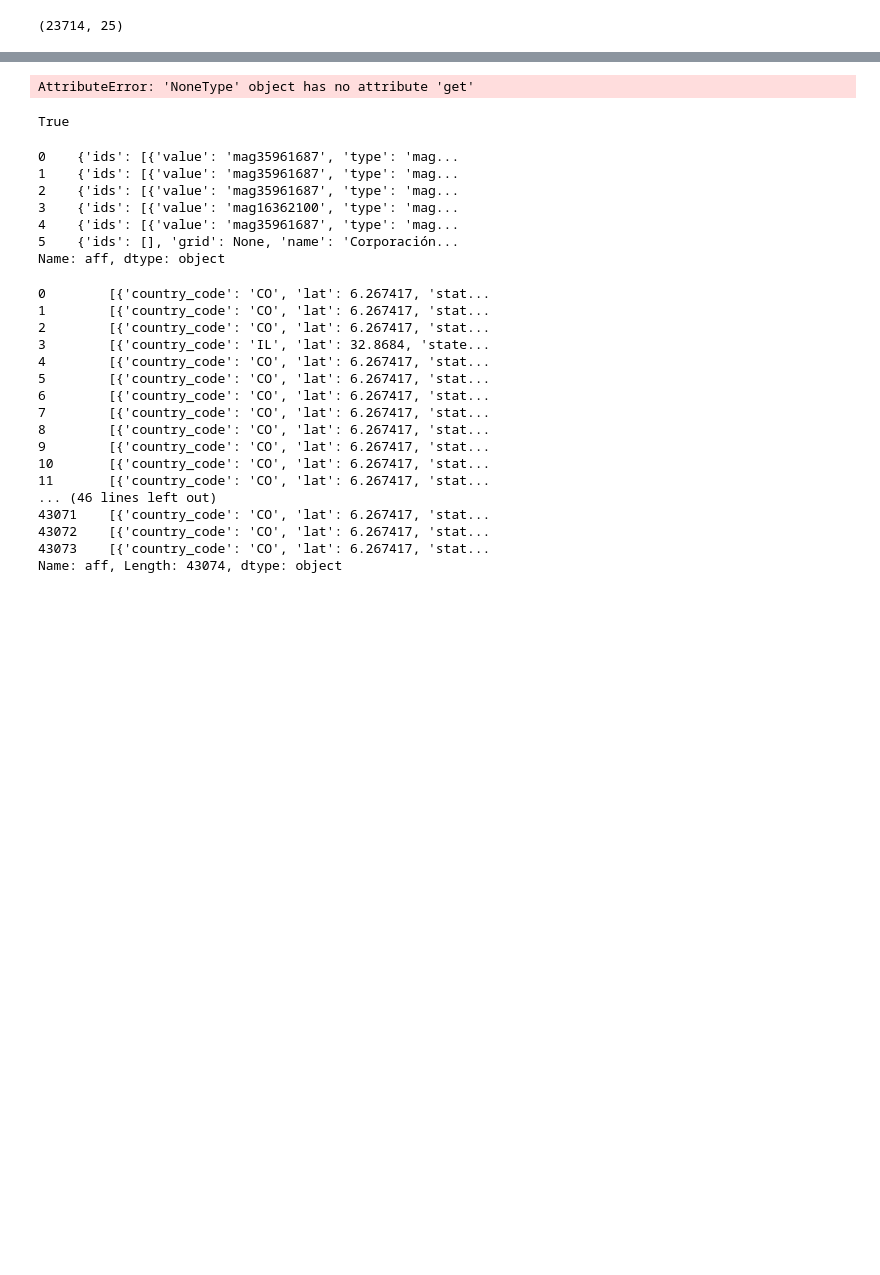
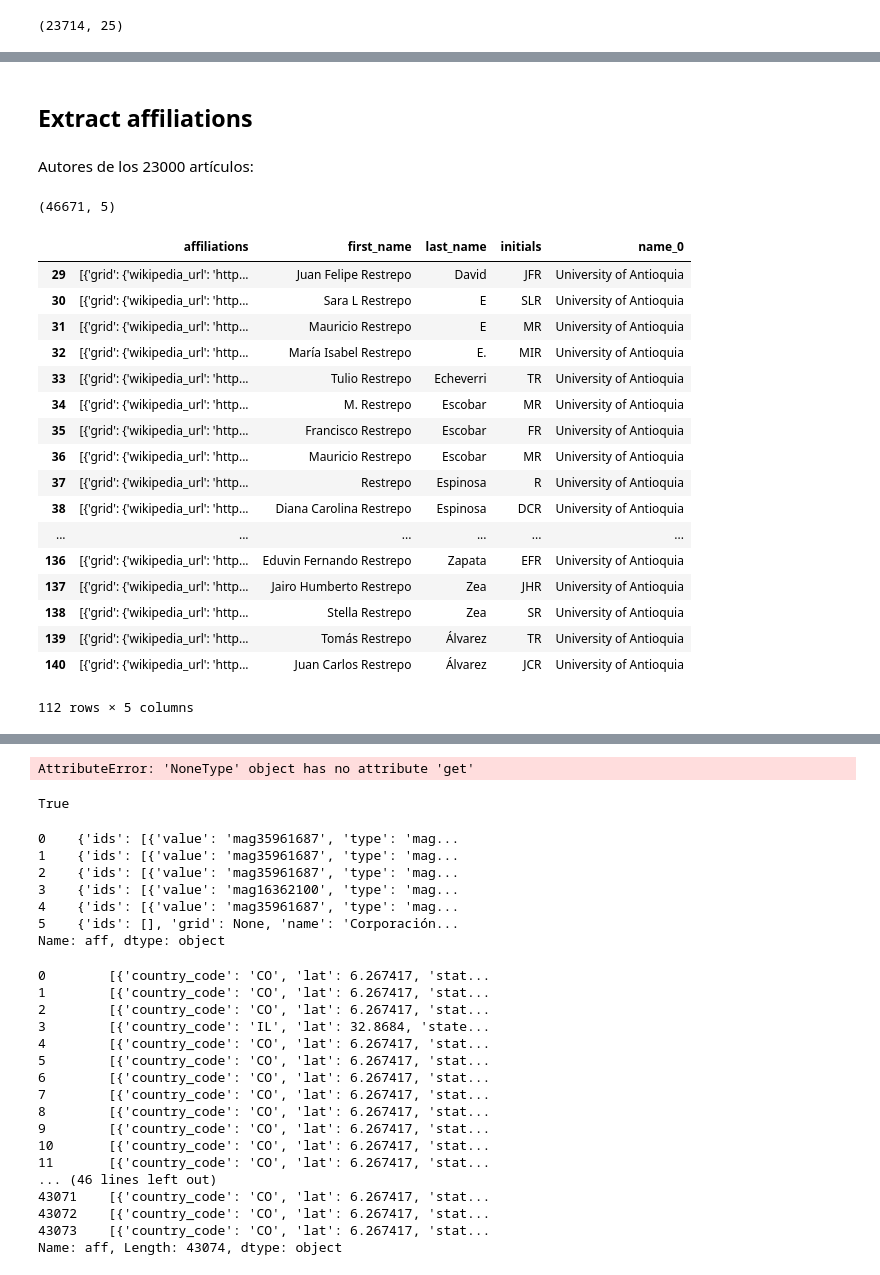
Before and after one commit to restrepo/lens, a Jupyter notebook: lens.ipynb, the cells around one changed output, grey strips where cells are left out. Saved outputs shown, nothing was run; the diff lists cells and outputs as text; code cells hidden in the pictures; blank space fills up the shorter version.

```diff
--- a/lens.ipynb
+++ b/lens.ipynb
@@ -20,0 +63,39 @@ ln[:3]
+# %% [markdown]
+## Extract affiliations
+# %%
+daff=aff[aff.affiliations.apply(len)>0].reset_index(drop=True)
+daff['name_0']=daff.affiliations.str[0].apply( lambda x: x.get('name')  )
+# %%
+daff=daff.drop_duplicates(['name_0','first_name','last_name','initials']).sort_values('last_name').reset_index(drop=True)
+# %% [markdown]
+Autores de los 23000 artículos:
+# %%
+daff.shape
+# %% [output]
+(46671, 5)
+# %%
+autores_udea=daff[daff.name_0=='University of Antioquia'].reset_index(drop=True)
+# %%
+autores_udea_norm=autores_udea[~autores_udea.first_name.isna()].reset_index(drop=True)
+autores_udea_norm=autores_udea_norm[~autores_udea_norm.last_name.isna()].reset_index(drop=True)
+# %%
+autores_udea_norm[autores_udea_norm.first_name.str.contains('Restrepo')].reset_index(drop=True)[29:]
+# %% [output]
+|  | affiliations | first_name | last_name | initials | name_0 |
+| 29 | [{'grid': {'wikipedia_url': 'http... | Juan Felipe Restrepo | David | JFR | University of Antioquia |
+| 30 | [{'grid': {'wikipedia_url': 'http... | Sara L Restrepo | E | SLR | University of Antioquia |
+| 31 | [{'grid': {'wikipedia_url': 'http... | Mauricio Restrepo | E | MR | University of Antioquia |
+| 32 | [{'grid': {'wikipedia_url': 'http... | María Isabel Restrepo | E. | MIR | University of Antioquia |
+| 33 | [{'grid': {'wikipedia_url': 'http... | Tulio Restrepo | Echeverri | TR | University of Antioquia |
+| 34 | [{'grid': {'wikipedia_url': 'http... | M. Restrepo | Escobar | MR | University of Antioquia |
+| 35 | [{'grid': {'wikipedia_url': 'http... | Francisco Restrepo | Escobar | FR | University of Antioquia |
+| 36 | [{'grid': {'wikipedia_url': 'http... | Mauricio Restrepo | Escobar | MR | University of Antioquia |
+| 37 | [{'grid': {'wikipedia_url': 'http... | Restrepo | Espinosa | R | University of Antioquia |
+| 38 | [{'grid': {'wikipedia_url': 'http... | Diana Carolina Restrepo | Espinosa | DCR | University of Antioquia |
+| ... | ... | ... | ... | ... | ... |
+| 136 | [{'grid': {'wikipedia_url': 'http... | Eduvin Fernando Restrepo | Zapata | EFR | University of Antioquia |
+| 137 | [{'grid': {'wikipedia_url': 'http... | Jairo Humberto Restrepo | Zea | JHR | University of Antioquia |
+| 138 | [{'grid': {'wikipedia_url': 'http... | Stella Restrepo | Zea | SR | University of Antioquia |
+| 139 | [{'grid': {'wikipedia_url': 'http... | Tomás Restrepo | Álvarez | TR | University of Antioquia |
+| 140 | [{'grid': {'wikipedia_url': 'http... | Juan Carlos Restrepo | Álvarez | JCR | University of Antioquia |
+112 rows × 5 columns
```
Also changed, not shown: parts of 26 cells of this notebook.
